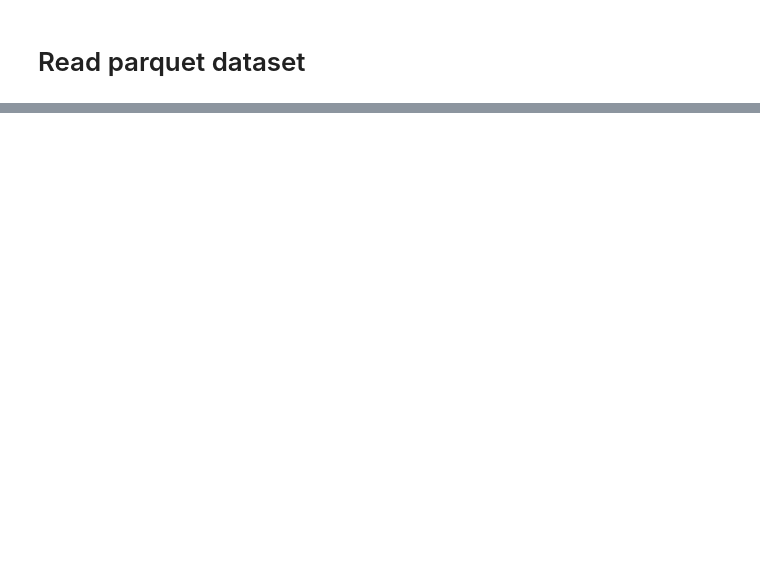
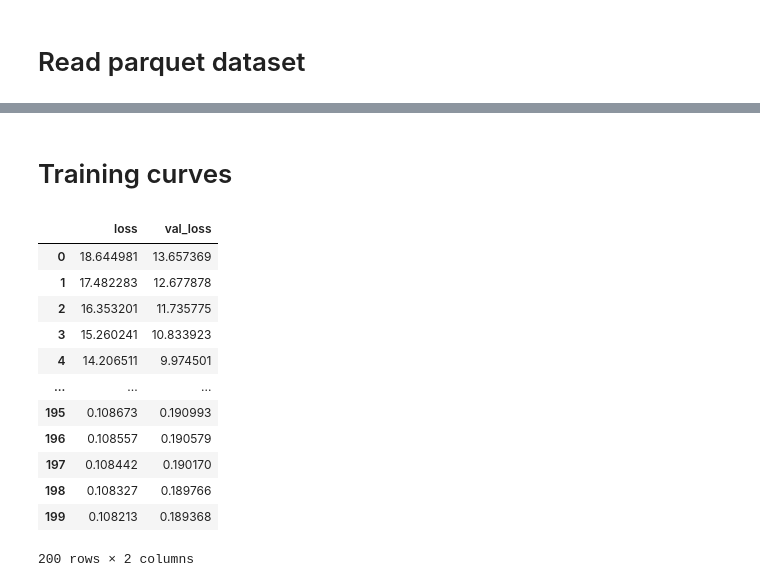
Before and after one commit to abiasiol/HouseholdConsumption, a Jupyter notebook: time_series_rnn.ipynb, the cells around one changed output, grey strips where cells are left out. Drawn from its saved outputs; the diff is of its cells as text; code cells hidden in the pictures; blank space fills up the shorter version.

Commit message:
rnn and lstm models

```diff
--- a/time_series_prophet.ipynb
+++ b/time_series_rnn.ipynb
@@ -35,0 +40,9 @@ m.fit(peyton)
+# %%
+def get_keras_format_series(series):
+    """
+    Convert a series to a numpy array of shape
+    [n_samples, time_steps, features]
+    """
+
+    series = np.array(series)
+    return series.reshape(series.shape[0], series.shape[1], 1)
@@ -35,0 +85,13 @@ m.fit(peyton)
+# %%
+months_predict = 6
+train = df_monthly.index[:-months_predict]
+test = df_monthly.index[-months_predict:]
+# print(f"Train: {train}\nTest: {test}")
+# %%
+X_train = get_keras_format_series(df_monthly.loc[train])
+y_train = np.array(df_monthly.loc[train, var])
+
+X_test = get_keras_format_series(df_monthly.loc[test])
+y_test = np.array(df_monthly.loc[test, var])
+# %%
+model_rnn, train_history = neural_net_time_series(X_train, y_train, X_test, y_test, cell_units=50, epochs=200, core_model=KerasCoreModel.simpleRNN)
@@ -35,0 +125,19 @@ m.fit(peyton)
+# %% [markdown]
+# Training curves
+# %%
+epochs_df = pd.DataFrame(train_history.history)
+display(epochs_df)
+# %% [output]
+|  | loss | val_loss |
+| 0 | 18.644981 | 13.657369 |
+| 1 | 17.482283 | 12.677878 |
+| 2 | 16.353201 | 11.735775 |
+| 3 | 15.260241 | 10.833923 |
+| 4 | 14.206511 | 9.974501 |
+| ... | ... | ... |
+| 195 | 0.108673 | 0.190993 |
+| 196 | 0.108557 | 0.190579 |
+| 197 | 0.108442 | 0.190170 |
+| 198 | 0.108327 | 0.189766 |
+| 199 | 0.108213 | 0.189368 |
+200 rows × 2 columns
```
Also changed, not shown: parts of 17 cells of this notebook, 1 other file.
